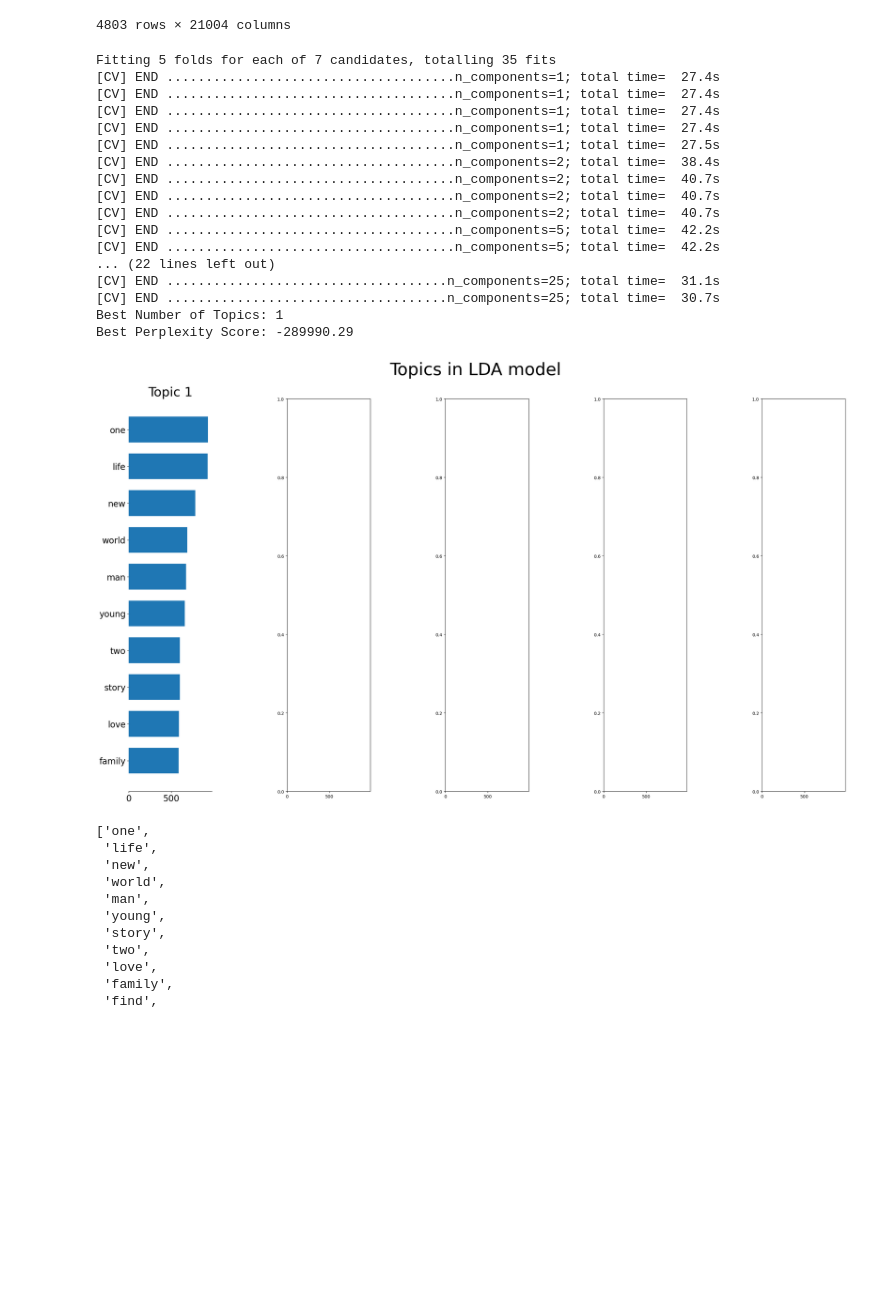
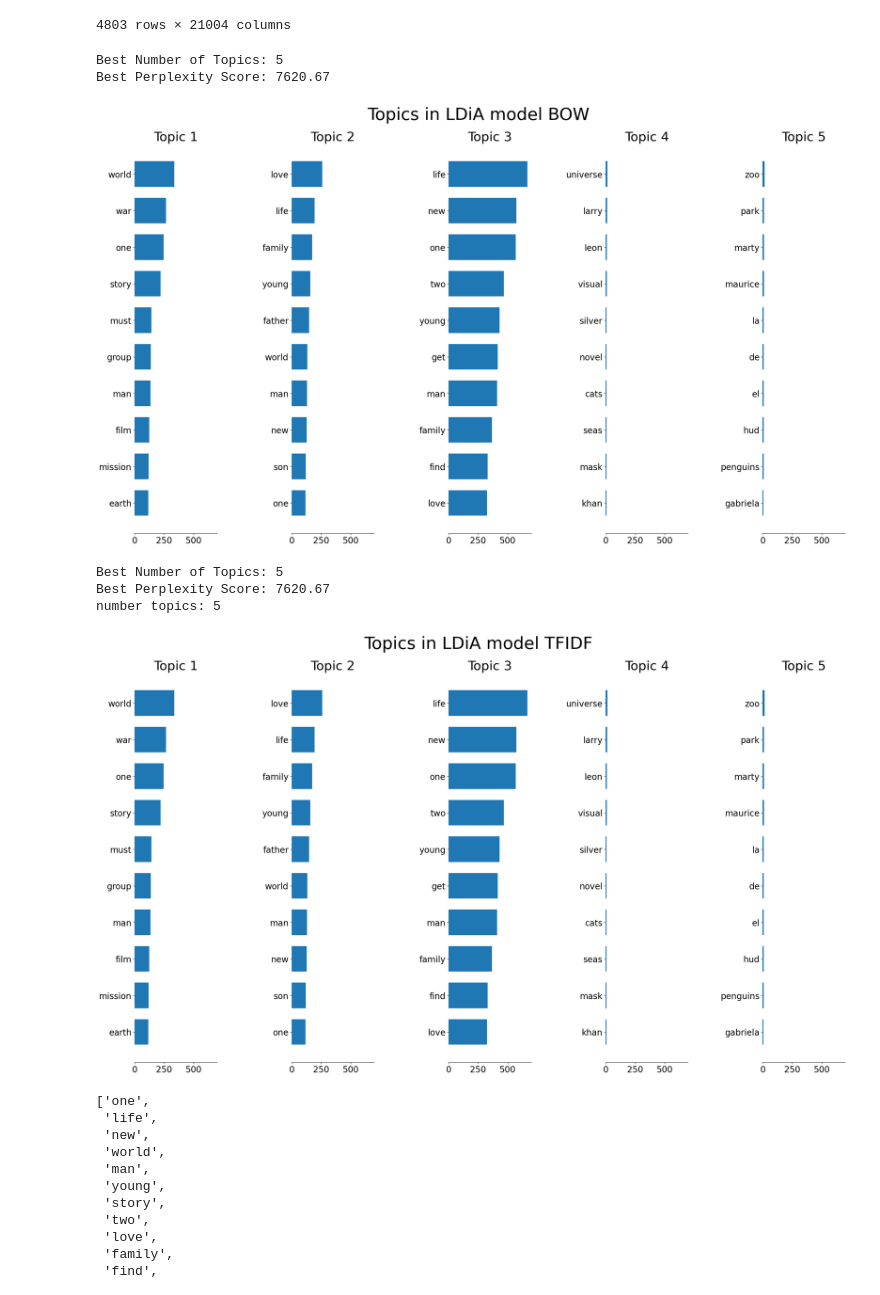
Before and after one commit to jlang62/ml-nlp-exam, a Jupyter notebook: notebooks/02_NLP.ipynb, the cells around one changed output. Cells and saved outputs as stored; diff of their text form; code cells hidden in the pictures; blank space fills up the shorter version.

```diff
--- a/notebooks/02_NLP.ipynb
+++ b/notebooks/02_NLP.ipynb
@@ -167,62 +167,52 @@ from sklearn.decomposition import LatentDirichletAllocation
 from sklearn.model_selection import GridSearchCV
 import numpy as np
 
-def grid_search_ldia(vec):
+def best_num_topics_ldia(vec):
+    # Create a list to store perplexity scores for different numbers of topics
+    perplexity_scores = []
+
     # Define a range of candidate topic numbers
-    param_grid = {'n_components': [1, 2, 5, 10, 15, 20, 25]}
+    num_topics_range = [5, 10, 15, 20, 25]
 
-    # Create an LDA model
-    lda = LatentDirichletAllocation(
-        learning_method="online",
-        learning_offset=50.0,
-        random_state=0,
-    )
+    for num_topics in num_topics_range:
+        lda = LatentDirichletAllocation(
+            n_components=num_topics,
+            learning_method="online",
+            learning_offset=50.0,
+            random_state=0,
+        )
 
-    # Perform grid search with cross-validation to find the best number of topics
-    grid_search = GridSearchCV(lda, param_grid=param_grid, cv=5, verbose=2, n_jobs=-1)
-    grid_search.fit(vec)
+        lda.fit(vec)
+        perplexity = lda.perplexity(vec)
+        perplexity_scores.append(perplexity)
 
-    # Print the best number of topics and corresponding perplexity score
-    best_n_topics = grid_search.best_params_['n_components']
-    best_perplexity = grid_search.best_score_
-    print(f"Best Number of Topics: {best_n_topics}")
+    # Find the number of topics with the lowest perplexity
+    best_num_topics = num_topics_range[np.argmin(perplexity_scores)]
+    best_perplexity = min(perplexity_scores)
+
+    print(f"Best Number of Topics: {best_num_topics}")
     print(f"Best Perplexity Score: {best_perplexity:.2f}")
 
-    return best_n_topics
+    return best_num_topics
 # %%
-bow_n_topics = grid_search_ldia(bow)
+bow_n_topics = best_num_topics_ldia(bow)
 
 bow_lda = LatentDirichletAllocation(
     n_components=bow_n_topics,
     learning_method="online",
     learning_offset=50.0,
     random_state=0,
 )
 bow_lda.fit(bow)
 
 bow_feature_names = bow_vectorizer.get_feature_names_out()
-plot_top_words(bow_lda, bow_feature_names, 10, "Topics in LDA model")
+plot_top_words(bow_lda, bow_feature_names, 10, "Topics in LDiA model BOW")
 # %% [output]
-Fitting 5 folds for each of 7 candidates, totalling 35 fits
-[CV] END .....................................n_components=1; total time=  27.4s
-[CV] END .....................................n_components=1; total time=  27.4s
-[CV] END .....................................n_components=1; total time=  27.4s
-[CV] END .....................................n_components=1; total time=  27.4s
-[CV] END .....................................n_components=1; total time=  27.5s
-[CV] END .....................................n_components=2; total time=  38.4s
-[CV] END .....................................n_components=2; total time=  40.7s
-[CV] END .....................................n_components=2; total time=  40.7s
-[CV] END .....................................n_components=2; total time=  40.7s
-[CV] END .....................................n_components=5; total time=  42.2s
-[CV] END .....................................n_components=5; total time=  42.2s
-... (22 lines left out)
-[CV] END ....................................n_components=25; total time=  31.1s
-[CV] END ....................................n_components=25; total time=  30.7s
-Best Number of Topics: 1
-Best Perplexity Score: -289990.29
+Best Number of Topics: 5
+Best Perplexity Score: 7620.67
-[figure, old version]
+[figure, new version]
 # %%
-tfidf_n_topics = grid_search_ldia(tfidf)
+tfidf_n_topics = best_num_topics_ldia(tfidf)
 print("number topics: " + str(tfidf_n_topics))
 
 tfidf_lda = LatentDirichletAllocation(
@@ -235,6 +225,11 @@ tfidf_lda.fit(tfidf)
 
 tfidf_feature_names = tfidf_vectorizer.get_feature_names_out()
 plot_top_words(tfidf_lda, tfidf_feature_names, 10, "Topics in LDiA model TFIDF")
+# %% [output]
+Best Number of Topics: 5
+Best Perplexity Score: 7620.67
+number topics: 5
+[figure, added]
 # %%
 from gensim.models import Word2Vec
 
```
Also changed, not shown: parts of 1 cell of this notebook.
